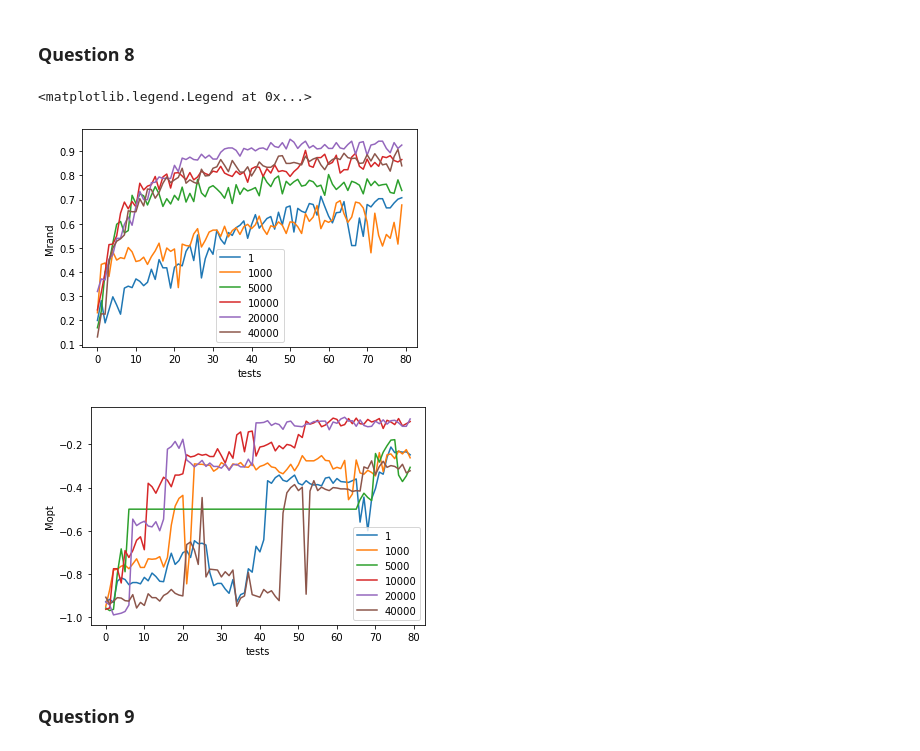
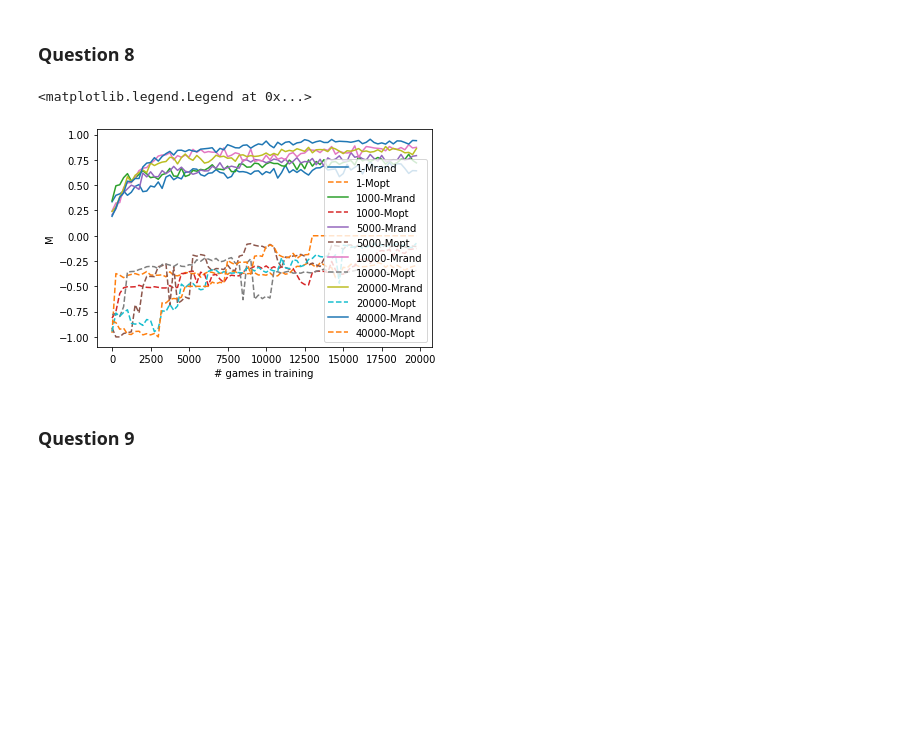
Before and after one commit to yhangchen/Tic-Tac-Toe, a Jupyter notebook: solution.ipynb, the cells around one changed output. Saved outputs shown, nothing was run; the diff lists cells and outputs as text; code cells hidden in the pictures; blank space fills up the shorter version.

```diff
--- a/solution.ipynb
+++ b/solution.ipynb
@@ -70,17 +70,10 @@ for epoch_star in epoch_stars:
 # M_rand
 plt.figure()
 for j in range(len(epoch_stars)):
-    plt.plot(test_reward_lists_random_3[j], label=str(epoch_stars[j]))
-plt.xlabel(f'tests')
-plt.ylabel('Mrand')
+    plt.plot(range(0, 20000, 250), test_reward_lists_random_3[j], linestyle='-', label=str(epoch_stars[j]) + "-Mrand")
+    plt.plot(range(0, 20000, 250), test_reward_lists_optimal_3[j], linestyle='--', label=str(epoch_stars[j]) + "-Mopt")
+plt.xlabel(f'# games in training')
+plt.ylabel('M')
 plt.legend()
-
-# M_opt
-plt.figure()
-for j in range(len(epoch_stars)):
-    plt.plot(test_reward_lists_optimal_3[j], label=str(epoch_stars[j]))
-plt.xlabel(f'tests')
-plt.ylabel('Mopt')
-plt.legend()
 # %% [output]
 <matplotlib.legend.Legend at 0x...>
@@ -150,19 +133,12 @@ for train_eps in train_epses:
     test_reward_lists_random_7.append(env3.test_avg_reward['random'])
     test_reward_lists_optimal_7.append(env3.test_avg_reward['optimal'])
 # %%
-# M_rand
 plt.figure()
 for j in range(len(train_epses)):
-    plt.plot(test_reward_lists_random_7[j], label=str(train_epses[j]))
-plt.xlabel(f'tests')
-plt.ylabel('Mrand')
+    plt.plot(range(0, 20000, 250), test_reward_lists_random_7[j], linestyle='-', label=str(train_epses[j]) + "-Mrand")
+    plt.plot(range(0, 20000, 250), test_reward_lists_optimal_7[j], linestyle='--', label=str(train_epses[j]) + "-Mopt")
+plt.xlabel(f'# games in training')
+plt.ylabel('M')
 plt.legend()
-
-plt.figure()
-for j in range(len(train_epses)):
-    plt.plot(test_reward_lists_optimal_7[j], label=str(train_epses[j]))
-plt.xlabel(f'tests')
-plt.ylabel('Mopt')
-plt.legend()
 # %% [output]
 <matplotlib.legend.Legend at 0x...>
@@ -186,24 +161,16 @@ for epoch_star in epoch_stars:
     test_reward_lists_random_8.append(env8.test_avg_reward['random'])
     test_reward_lists_optimal_8.append(env8.test_avg_reward['optimal'])
 # %%
-# M_rand
 plt.figure()
 for j in range(len(epoch_stars)):
-    plt.plot(test_reward_lists_random_8[j], label=str(epoch_stars[j]))
-plt.xlabel(f'tests')
-plt.ylabel('Mrand')
+    plt.plot(range(0, 20000, 250), test_reward_lists_random_8[j], linestyle='-', label=str(epoch_stars[j]) + "-Mrand")
+    plt.plot(range(0, 20000, 250), test_reward_lists_optimal_8[j], linestyle='--', label=str(epoch_stars[j]) + "-Mopt")
+plt.xlabel(f'# games in training')
+plt.ylabel('M')
 plt.legend()
-
-plt.figure()
-for j in range(len(epoch_stars)):
-    plt.plot(test_reward_lists_optimal_8[j], label=str(epoch_stars[j]))
-plt.xlabel(f'tests')
-plt.ylabel('Mopt')
-plt.legend()
 # %% [output]
 <matplotlib.legend.Legend at 0x...>
-[figure, old version]
+[figure, new version]
-[figure, removed]
 # %% [markdown]
 ### Question 9
 # %%
```
Also changed, not shown: parts of 6 cells of this notebook.
